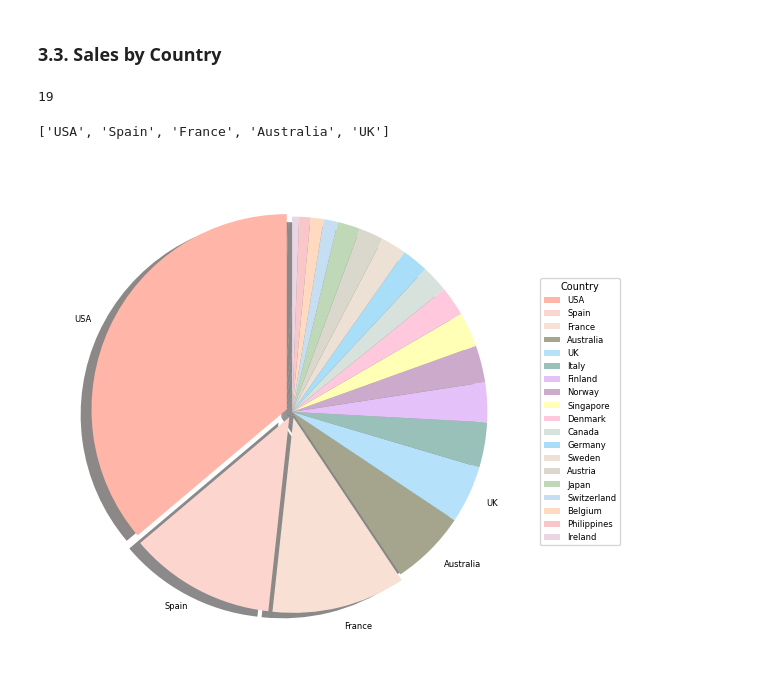
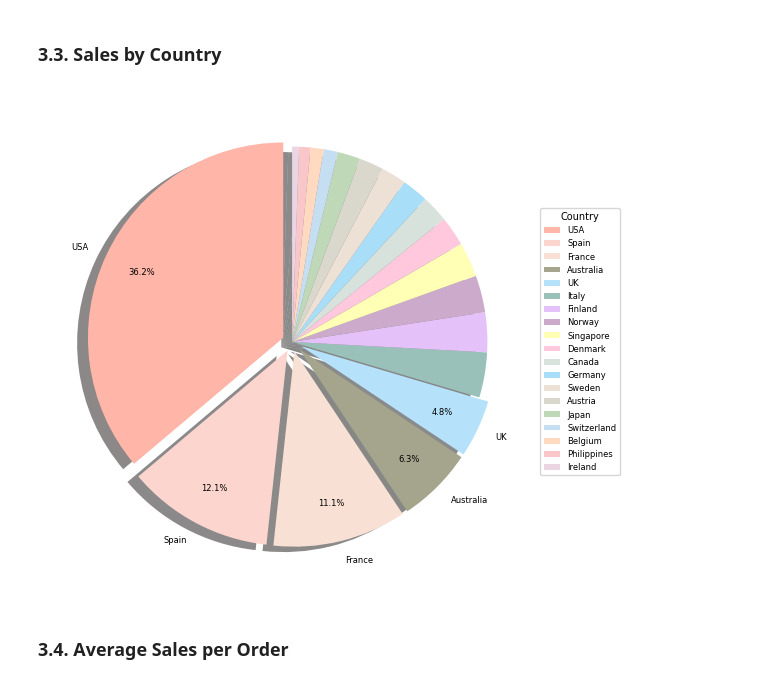
Before and after one commit to nh-adorie/learning_python, a Jupyter notebook: data/vehicles.ipynb, the cells around one changed output. Drawn from its saved outputs; the diff is of its cells as text; code cells hidden in the pictures.

Commit message:
pie chart finished ( •̀ ω •́ )y

```diff
--- a/data/vehicles.ipynb
+++ b/data/vehicles.ipynb
@@ -179,39 +174,50 @@ for i in range (5,
-# %%
-len(sales_by_country["COUNTRY"])
-# %% [output]
-19
-# %%
-labels
-# %% [output]
-['USA', 'Spain', 'France', 'Australia', 'UK']
+# %%
+# Create a function that only show top 5 percentages
+
+def custom_pct(pct):
+    idx = custom_pct.idx
+    custom_pct.idx += 1
+    return f'{pct:.1f}%' if idx < 5 else ''
+
+custom_pct.idx = 0
 # %%
-sales = list(sales_by_country["SALES"])
-top_5_vals = list(sales_by_country.loc[top_5_idx, "SALES"])
+# Modify explosion to emphasis top 5 countries
+
+custom_explode = []
+for i in range (0,5):
+    explode = 0.05
+    custom_explode.append(explode)
+for i in range (5,len(sales_by_country["COUNTRY"])):
+    explode = 0
+    custom_explode.append(explode)
+# %%
+custom_explode = tuple(custom_explode)
 # %%
 fig, ax = plt.subplots(figsize=(6, 6))
 plt.pie(
-    sales,
-    labels=labels,
-    colors=pastel_colors,
-    startangle=90,
-    textprops={'fontsize': 6},
-    autopct=lambda pct: custom_autopct(pct, sales),
-    pctdistance=0.8,
-    explode=explode,
-    shadow={'ox': -0.04, 'edgecolor': 'none', 'shade': 0.9}
+    sales_by_country["SALES"],
+    labels = custom_labels,
+    colors = pastel_colors,
+    startangle = 90,
+    textprops = {'fontsize': 6},
+    autopct = custom_pct,
+    pctdistance = 0.8,
+    explode = custom_explode,
+    shadow = {'ox': -0.04, 'edgecolor': 'none', 'shade': 0.9}
 )
 
 plt.legend(
-    wedges,
     sales_by_country["COUNTRY"],
     title="Country",
     loc="center left",
     bbox_to_anchor=(1, 0.5),
     fontsize=6,
     title_fontsize=7
 )
 
 plt.tight_layout()
 plt.show()
 # %% [output]
-[figure, old version]
+[figure, new version]
+# %% [markdown]
+### 3.4. Average Sales per Order
```
Also changed, not shown: parts of 5 cells of this notebook, 1 other file.
